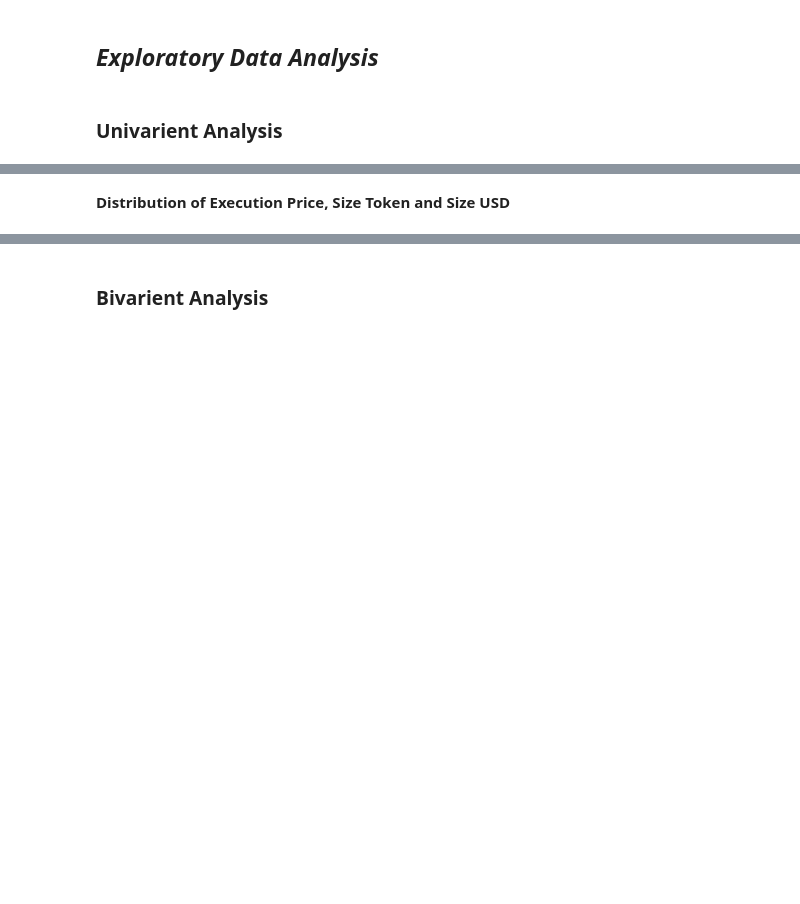
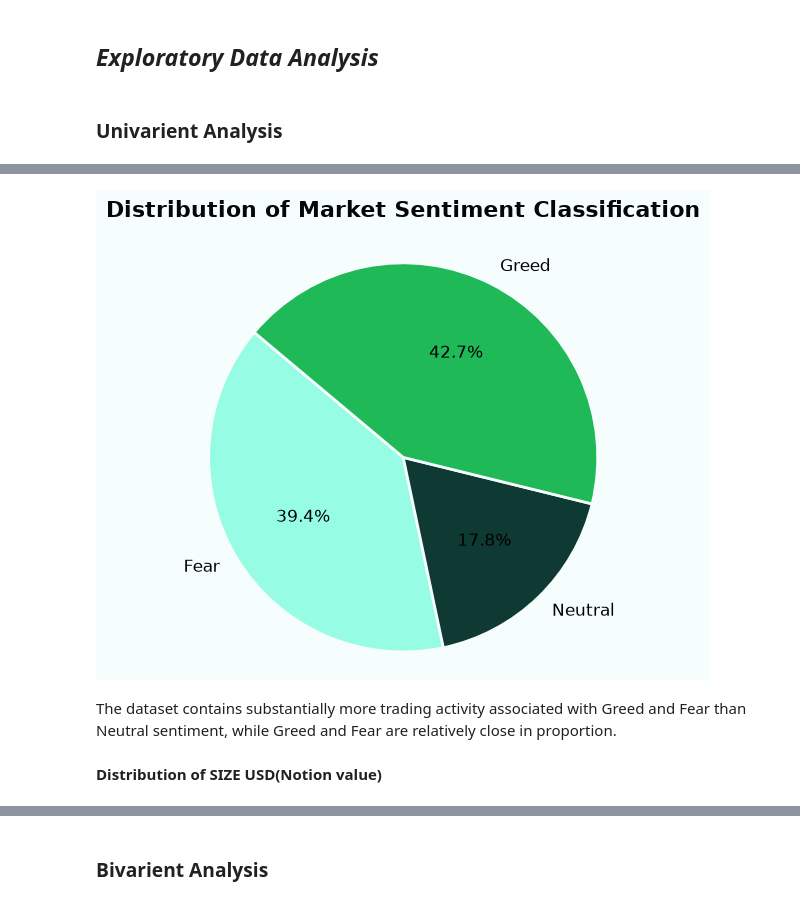
Before and after one commit to naanibabu/Trader_Behaviour_Analysis, a Jupyter notebook: project.ipynb, the cells around one changed output, grey strips where cells are left out. Saved outputs shown, nothing was run; the diff lists cells and outputs as text; code cells hidden in the pictures; blank space fills up the shorter version.

Commit message:
Update trading dehaviour analysis Project

```diff
--- a/project.ipynb
+++ b/project.ipynb
@@ -439,11 +487,3 @@ df['is_win'] = df['Closed PnL'] > 0
-# %%
-##Calculate leverage column
-df['leverage'] = round(df['Closed PnL']/df['Size USD'], 2)
-# %%
-df['is_contrarian'] = (
-    ((df['classification'].isin(['Fear'])) & (df['Side'] == 'BUY')) |
-      ((df['classification'].isin(['Greed'])) & (df['Side'] == 'SELL'))
-)
 # %%
 df.head()
 # %% [output]
@@ -480,0 +496,7 @@ daily_metrics.head()
+# %%
+##Creating trade type column
+df['trade_type'] = np.where(
+    df['Direction'].isin(['Buy', 'Sell']),
+    'Spot',
+    'Perptual'
+)
@@ -498,0 +565,2 @@ def save_fig(name):
+# %%
+df = df.dropna(subset=["classification"]).copy()
@@ -541,2 +597,35 @@ Plot 'outputs\distribution_of_sentiment.png' already exists - skipping save
+# %%
+sentiment_order = ['Fear', 'Neutral', 'Greed']
+sentiment_counts = df['classification'].value_counts().reindex(sentiment_order)
+
+plt.figure(figsize=(5, 5), facecolor='#F5FEFD')
+
+plt.pie(
+    sentiment_counts,
+    labels=sentiment_counts.index,
+    autopct='%1.1f%%',
+    startangle=140,
+    colors=['#97FCE4', '#0F3933', '#20b958'],
+    textprops={'color': '#000000', 'fontsize': 12},
+    wedgeprops={'edgecolor': '#F5FEFD', 'linewidth': 2}
+)
+
+plt.title(
+    'Distribution of Market Sentiment Classification',
+    fontsize=16,
+    fontweight='bold',
+    color='#04060C',
+    pad=20
+)
+
+plt.gca().set_facecolor('#F5FEFD')
+plt.axis('equal')
+plt.tight_layout()
+
+plt.show()
+# %% [output]
+[figure, added]
+# %% [markdown]
+The dataset contains substantially more trading activity associated with Greed and Fear than Neutral sentiment, while Greed and Fear are relatively close in proportion.
 # %% [markdown]
-**Distribution of Execution Price, Size Token and Size USD**
+**Distribution of SIZE USD(Notion value)**
```
Also changed, not shown: parts of 127 cells of this notebook, 43 other files.
